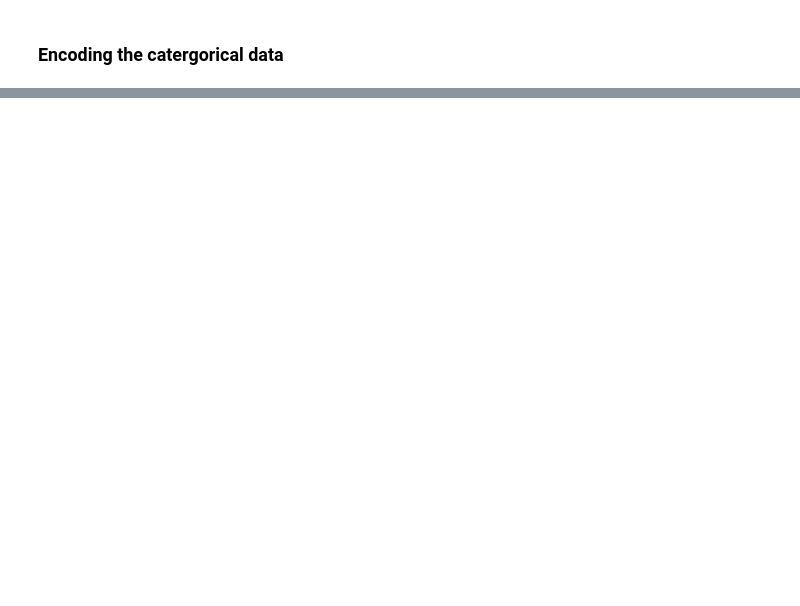
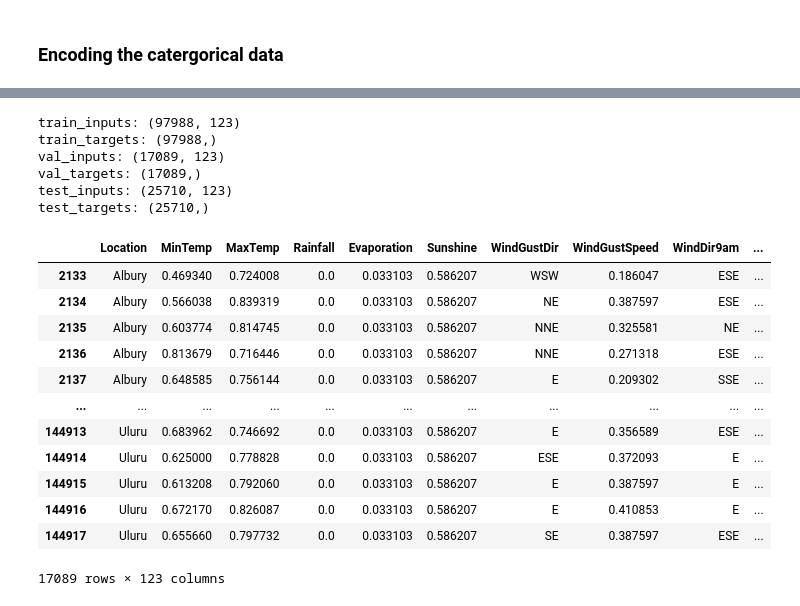
Before and after one commit to Bharat2310/ML_practice-, a Jupyter notebook: project_02/weatherInfo.ipynb, the cells around one changed output, grey strips where cells are left out. Drawn from its saved outputs; the diff is of its cells as text; code cells hidden in the pictures; blank space fills up the shorter version.

```diff
--- a/project_02/weatherInfo.ipynb
+++ b/project_02/weatherInfo.ipynb
@@ -400,0 +485,10 @@ TypeError: OneHotEncoder.__init__() got an unexpected keyword argument 'sparse'
+# %%
+%%time
+
+train_inputs = pd.read_parquet('train_inputs.parquet')
+val_inputs = pd.read_parquet('val_inputs.parquet')
+test_inputs = pd.read_parquet('test_inputs.parquet')
+
+train_targets = pd.read_parquet('train_targets.parquet')[target_col]
+val_targets = pd.read_parquet('val_targets.parquet')[target_col]
+test_targets = pd.read_parquet('test_targets.parquet')[target_col]
@@ -400,0 +498,30 @@ TypeError: OneHotEncoder.__init__() got an unexpected keyword argument 'sparse'
+# %%
+print('train_inputs:', train_inputs.shape)
+print('train_targets:', train_targets.shape)
+print('val_inputs:', val_inputs.shape)
+print('val_targets:', val_targets.shape)
+print('test_inputs:', test_inputs.shape)
+print('test_targets:', test_targets.shape)
+# %% [output]
+train_inputs: (97988, 123)
+train_targets: (97988,)
+val_inputs: (17089, 123)
+val_targets: (17089,)
+test_inputs: (25710, 123)
+test_targets: (25710,)
+# %%
+val_inputs
+# %% [output]
+|  | Location | MinTemp | MaxTemp | Rainfall | Evaporation | Sunshine | WindGustDir | WindGustSpeed | WindDir9am | ... |
+| 2133 | Albury | 0.469340 | 0.724008 | 0.0 | 0.033103 | 0.586207 | WSW | 0.186047 | ESE | ... |
+| 2134 | Albury | 0.566038 | 0.839319 | 0.0 | 0.033103 | 0.586207 | NE | 0.387597 | ESE | ... |
+| 2135 | Albury | 0.603774 | 0.814745 | 0.0 | 0.033103 | 0.586207 | NNE | 0.325581 | NE | ... |
+| 2136 | Albury | 0.813679 | 0.716446 | 0.0 | 0.033103 | 0.586207 | NNE | 0.271318 | ESE | ... |
+| 2137 | Albury | 0.648585 | 0.756144 | 0.0 | 0.033103 | 0.586207 | E | 0.209302 | SSE | ... |
+| ... | ... | ... | ... | ... | ... | ... | ... | ... | ... | ... |
+| 144913 | Uluru | 0.683962 | 0.746692 | 0.0 | 0.033103 | 0.586207 | E | 0.356589 | ESE | ... |
+| 144914 | Uluru | 0.625000 | 0.778828 | 0.0 | 0.033103 | 0.586207 | ESE | 0.372093 | E | ... |
+| 144915 | Uluru | 0.613208 | 0.792060 | 0.0 | 0.033103 | 0.586207 | E | 0.387597 | E | ... |
+| 144916 | Uluru | 0.672170 | 0.826087 | 0.0 | 0.033103 | 0.586207 | E | 0.410853 | E | ... |
+| 144917 | Uluru | 0.655660 | 0.797732 | 0.0 | 0.033103 | 0.586207 | SE | 0.387597 | ESE | ... |
+17089 rows × 123 columns
```
Also changed, not shown: parts of 27 cells of this notebook, 2 other files.
